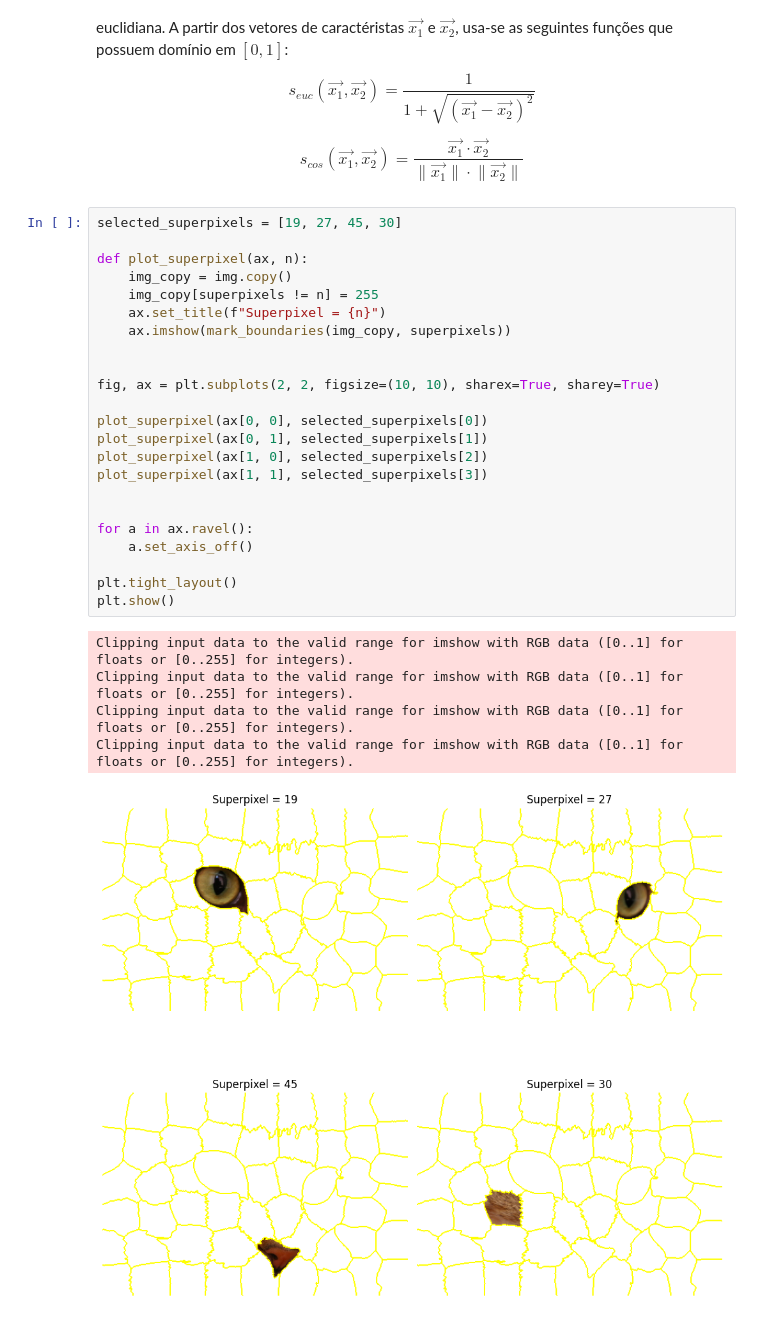
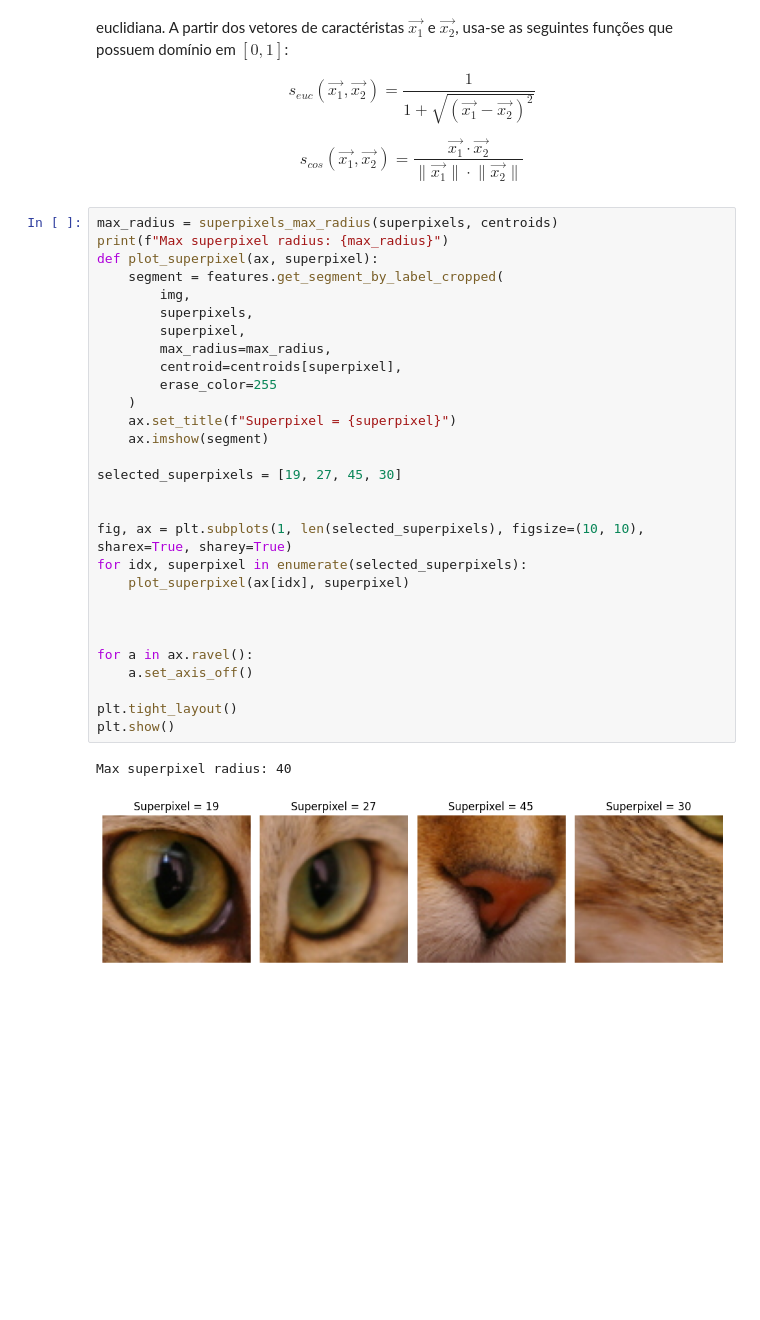
Before and after one commit to ryukinix/egsis, a Jupyter notebook: notebooks/label_component_unfolding.ipynb, the cells around one changed output. Saved outputs shown, nothing was run; the diff lists cells and outputs as text; blank space fills up the shorter version.

Commit message:
Add crop_image algorithm and implement superpixels_max_radius

```diff
--- a/notebooks/label_component_unfolding.ipynb
+++ b/notebooks/label_component_unfolding.ipynb
@@ -84,34 +85,37 @@ $$
 s_{cos}(\vec{x_1}, \vec{x_2}) = \dfrac{\vec{x_1} \cdot \vec{x_2}}{\lVert \vec{x_1} \rVert \cdot \lVert \vec{x_2} \rVert}
 $$
 # %%
+max_radius = superpixels_max_radius(superpixels, centroids)
+print(f"Max superpixel radius: {max_radius}")
+def plot_superpixel(ax, superpixel):
+    segment = features.get_segment_by_label_cropped(
+        img,
+        superpixels,
+        superpixel,
+        max_radius=max_radius,
+        centroid=centroids[superpixel],
+        erase_color=255
+    )
+    ax.set_title(f"Superpixel = {superpixel}")
+    ax.imshow(segment)
+
 selected_superpixels = [19, 27, 45, 30]
 
-def plot_superpixel(ax, n):
-    img_copy = img.copy()
-    img_copy[superpixels != n] = 255
-    ax.set_title(f"Superpixel = {n}")
-    ax.imshow(mark_boundaries(img_copy, superpixels))
 
+fig, ax = plt.subplots(1, len(selected_superpixels), figsize=(10, 10), sharex=True, sharey=True)
+for idx, superpixel in enumerate(selected_superpixels):
+    plot_superpixel(ax[idx], superpixel)
 
-fig, ax = plt.subplots(2, 2, figsize=(10, 10), sharex=True, sharey=True)
-
-plot_superpixel(ax[0, 0], selected_superpixels[0])
-plot_superpixel(ax[0, 1], selected_superpixels[1])
-plot_superpixel(ax[1, 0], selected_superpixels[2])
-plot_superpixel(ax[1, 1], selected_superpixels[3])
 
 
 for a in ax.ravel():
     a.set_axis_off()
 
 plt.tight_layout()
 plt.show()
 # %% [output]
-Clipping input data to the valid range for imshow with RGB data ([0..1] for floats or [0..255] for integers).
-Clipping input data to the valid range for imshow with RGB data ([0..1] for floats or [0..255] for integers).
-Clipping input data to the valid range for imshow with RGB data ([0..1] for floats or [0..255] for integers).
-Clipping input data to the valid range for imshow with RGB data ([0..1] for floats or [0..255] for integers).
+Max superpixel radius: 40
-[figure, old version]
+[figure, new version]
 # %%
 # Build similarity matrix
 from skimage.metrics import structural_similarity as ssim
```
Also changed, not shown: parts of 8 cells of this notebook, 2 other files.
